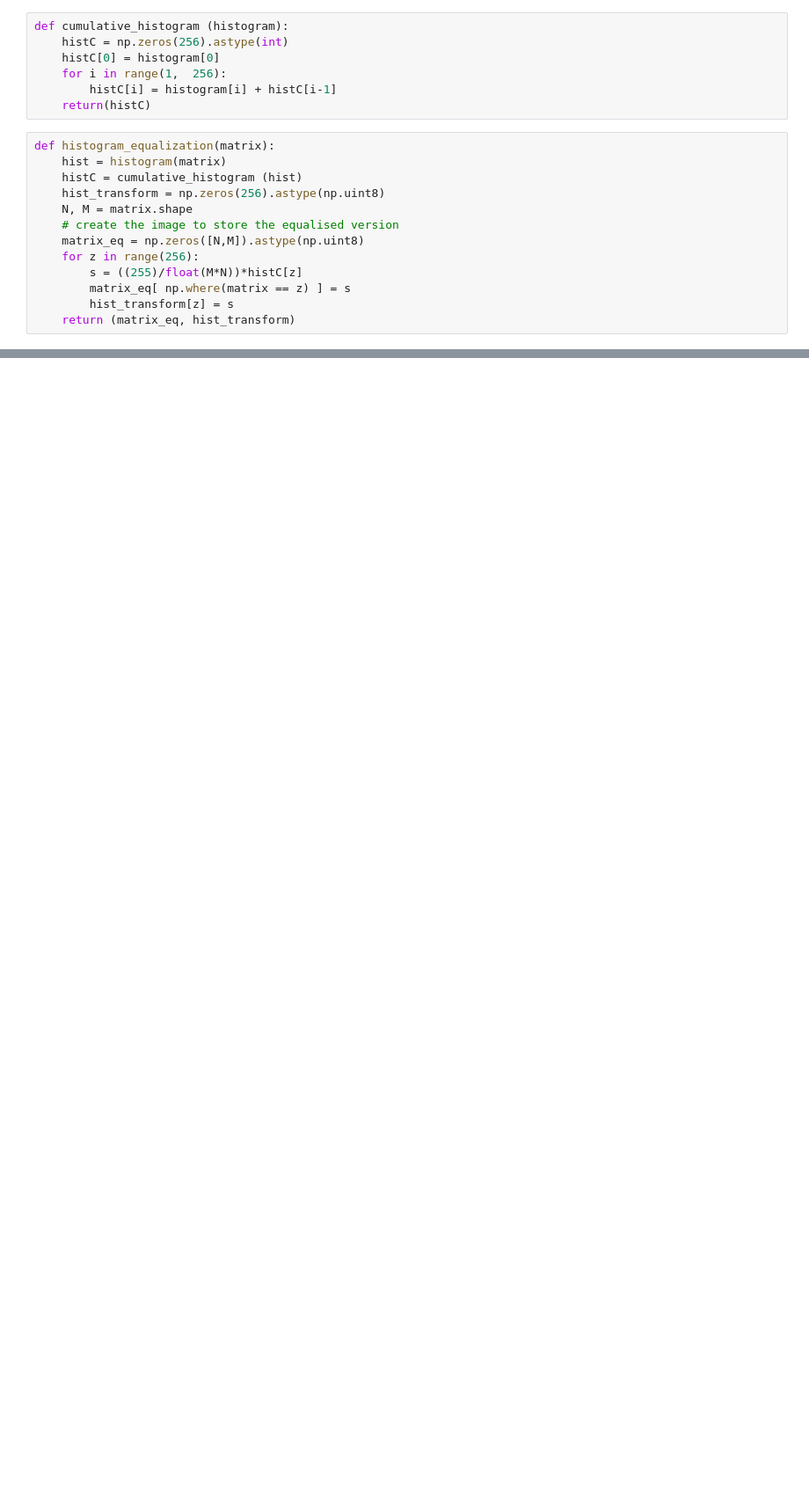
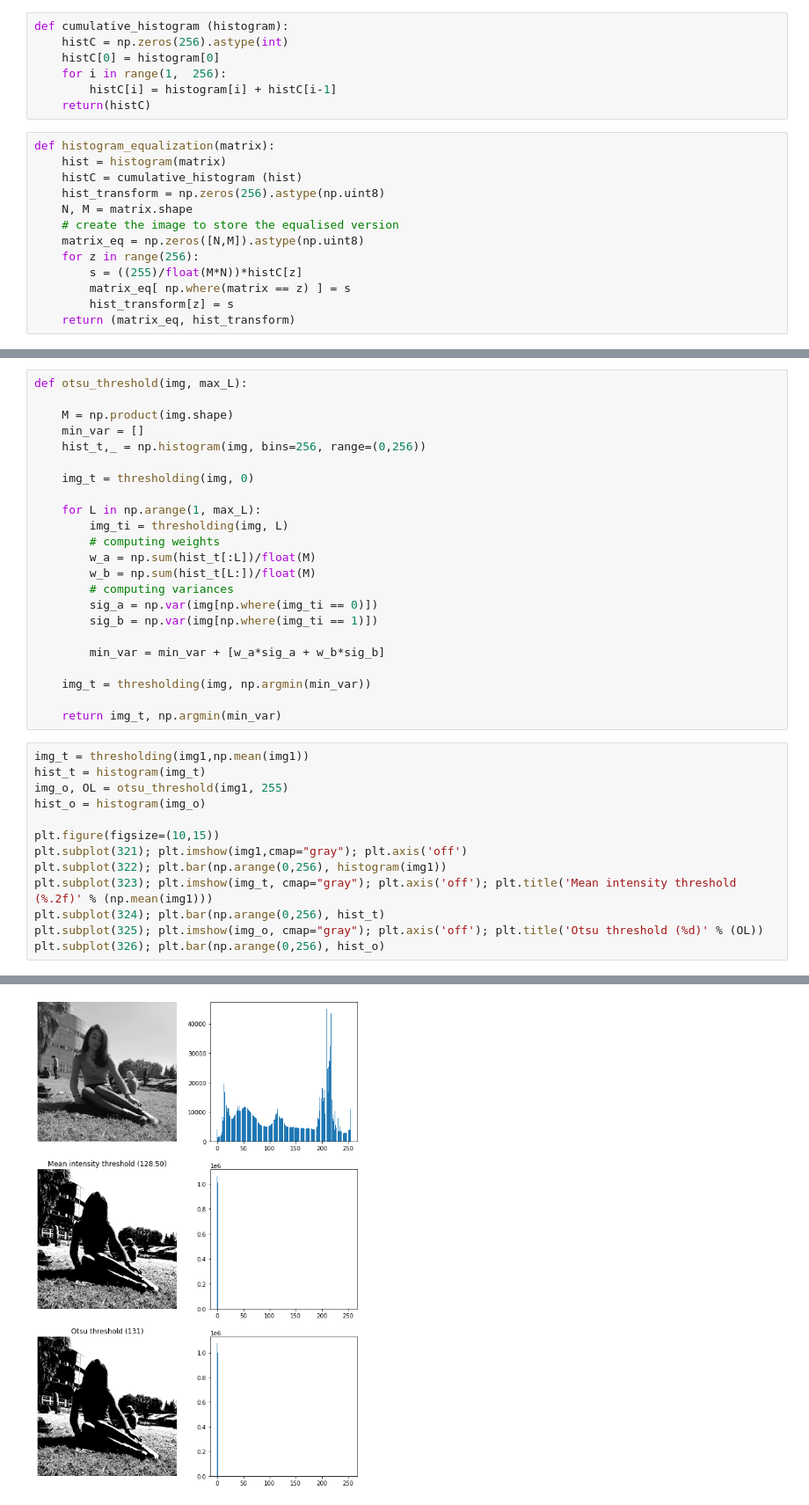
Before and after one commit to CherifYasmine/image-processing, a Jupyter notebook: more.ipynb, the cells around one changed output, grey strips where cells are left out. Shown at 88% size. Saved outputs shown, nothing was run; the diff lists cells and outputs as text; blank space fills up the shorter version.

```diff
--- a/more.ipynb
+++ b/more.ipynb
@@ -116,0 +111,37 @@ Text(0, 0.5, 'Frequency')
+# %%
+def otsu_threshold(img, max_L):
+
+    M = np.product(img.shape)
+    min_var = []
+    hist_t,_ = np.histogram(img, bins=256, range=(0,256))
+
+    img_t = thresholding(img, 0)
+
+    for L in np.arange(1, max_L):
+        img_ti = thresholding(img, L)
+        # computing weights
+        w_a = np.sum(hist_t[:L])/float(M)
+        w_b = np.sum(hist_t[L:])/float(M)
+        # computing variances
+        sig_a = np.var(img[np.where(img_ti == 0)])
+        sig_b = np.var(img[np.where(img_ti == 1)])
+
+        min_var = min_var + [w_a*sig_a + w_b*sig_b]
+
+    img_t = thresholding(img, np.argmin(min_var))
+
+    return img_t, np.argmin(min_var)
+# %%
+img_t = thresholding(img1,np.mean(img1))
+hist_t = histogram(img_t)
+img_o, OL = otsu_threshold(img1, 255)
+hist_o = histogram(img_o)
+
+plt.figure(figsize=(10,15))
+plt.subplot(321); plt.imshow(img1,cmap="gray"); plt.axis('off')
+plt.subplot(322); plt.bar(np.arange(0,256), histogram(img1))
+plt.subplot(323); plt.imshow(img_t, cmap="gray"); plt.axis('off'); plt.title('Mean intensity threshold (%.2f)' % (np.mean(img1)))
+plt.subplot(324); plt.bar(np.arange(0,256), hist_t)
+plt.subplot(325); plt.imshow(img_o, cmap="gray"); plt.axis('off'); plt.title('Otsu threshold (%d)' % (OL))
+plt.subplot(326); plt.bar(np.arange(0,256), hist_o)
+# %% [output]
@@ -116,0 +149 @@ Text(0, 0.5, 'Frequency')
+[figure, added]
```
Also changed, not shown: parts of 25 cells of this notebook, 12 other files.
